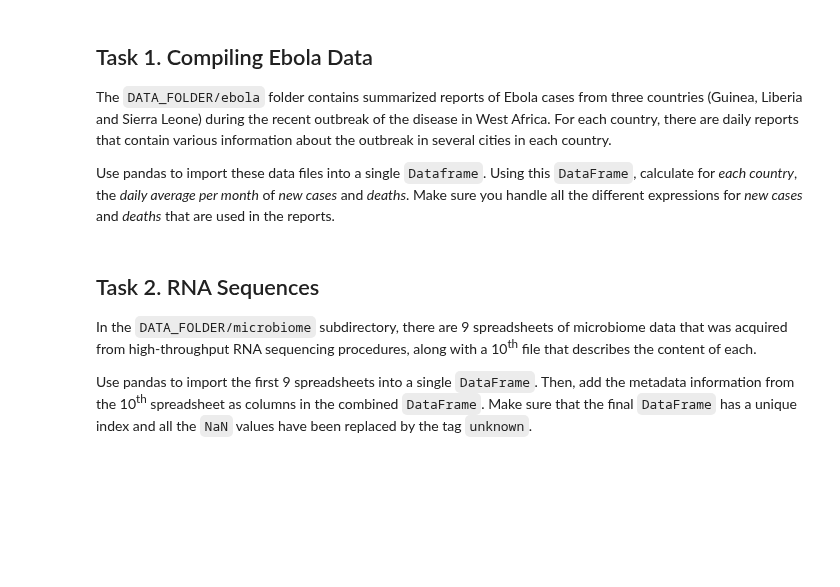
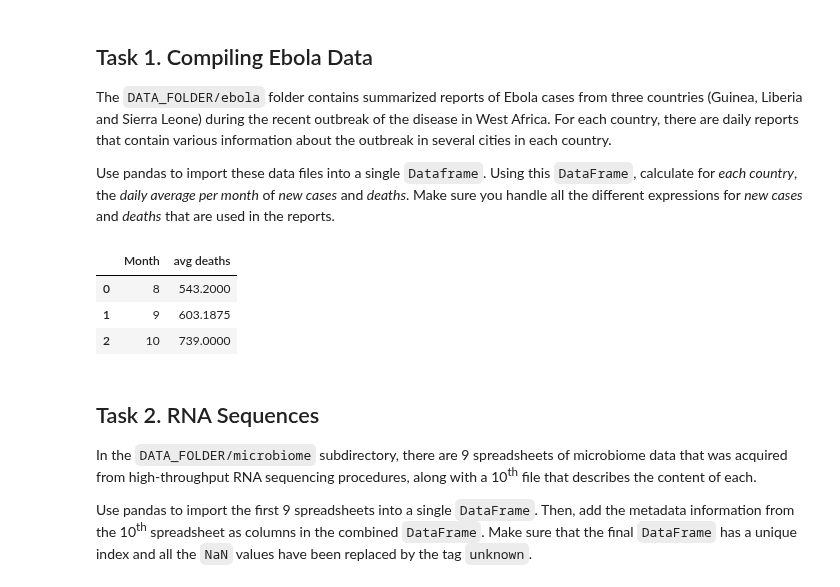
Before and after one commit to padesplaces/ada2017, a Jupyter notebook: hwk1/Homework 1.ipynb, the cells around one changed output. Drawn from its saved outputs; the diff is of its cells as text; code cells hidden in the pictures; blank space fills up the shorter version.

```diff
--- a/hwk1/Homework 1.ipynb
+++ b/hwk1/Homework 1.ipynb
@@ -31,3 +30,21 @@ df
+# %%
+df.index = df.Date
+# %%
+new_cases = df[df.Description=="Total new cases registered so far"].Totals.astype(str).astype(int)
+deaths = df[df.Description=="Total deaths (confirmed + probables + suspects)"].Totals.astype(str).astype(int)
+# %%
+avg_new_cases = new_cases.resample('M').mean()
+avg_deaths = deaths.resample('M').mean()
+# %%
+pd.DataFrame(avg_new_cases.values,avg_new_cases.index.month)
+df_deaths = pd.DataFrame({"avg deaths":avg_deaths.values,"Month":avg_deaths.index.month})
+df_deaths
+#avg_deaths.index.month
+# %% [output]
+|  | Month | avg deaths |
+| 0 | 8 | 543.2000 |
+| 1 | 9 | 603.1875 |
+| 2 | 10 | 739.0000 |
 # %% [markdown]
 ## Task 2. RNA Sequences
 
```
Also changed, not shown: parts of 8 cells of this notebook.
